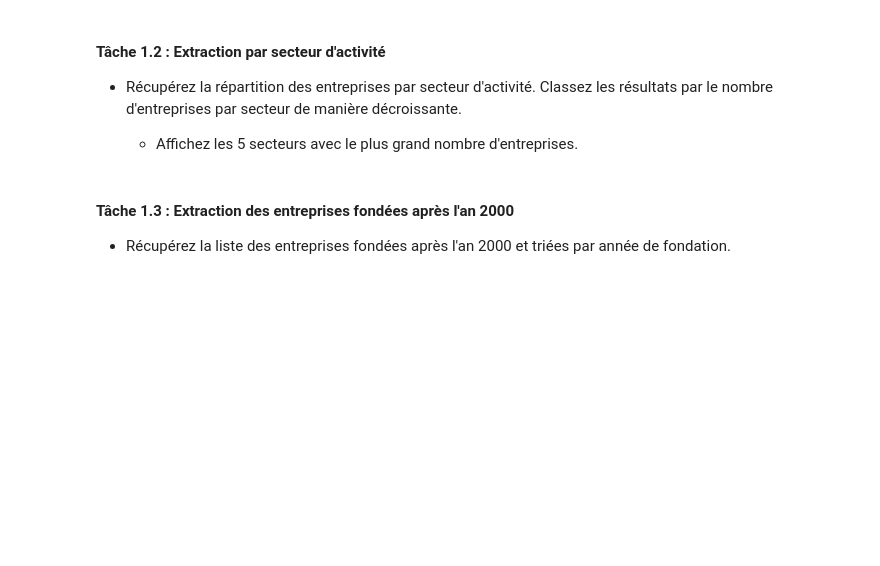
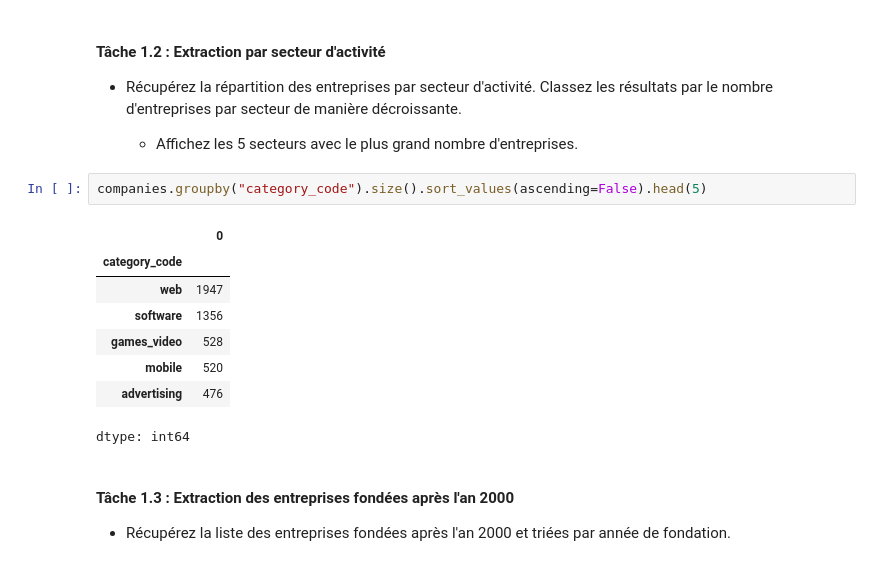
Before and after one commit to Schn777/tp2-collect-data-mongo, a Jupyter notebook: TP2_420_514.ipynb, the cells around one changed output. Drawn from its saved outputs; the diff is of its cells as text; blank space fills up the shorter version.

```diff
--- a/TP2_420_514.ipynb
+++ b/TP2_420_514.ipynb
@@ -110,6 +128,17 @@ Pinged your deployment. You successfully connected to MongoDB!
 - Récupérez la répartition des entreprises par secteur d'activité. Classez les résultats par le nombre d'entreprises par secteur de manière décroissante.
 
   - Affichez les 5 secteurs avec le plus grand nombre d'entreprises.
+# %%
+companies.groupby("category_code").size().sort_values(ascending=False).head(5)
+# %% [output]
+|  | 0 |
+| category_code |  |
+| web | 1947 |
+| software | 1356 |
+| games_video | 528 |
+| mobile | 520 |
+| advertising | 476 |
+dtype: int64
 # %% [markdown]
 
 #### Tâche 1.3 : Extraction des entreprises fondées après l'an 2000
```
Also changed, not shown: parts of 4 cells of this notebook.
